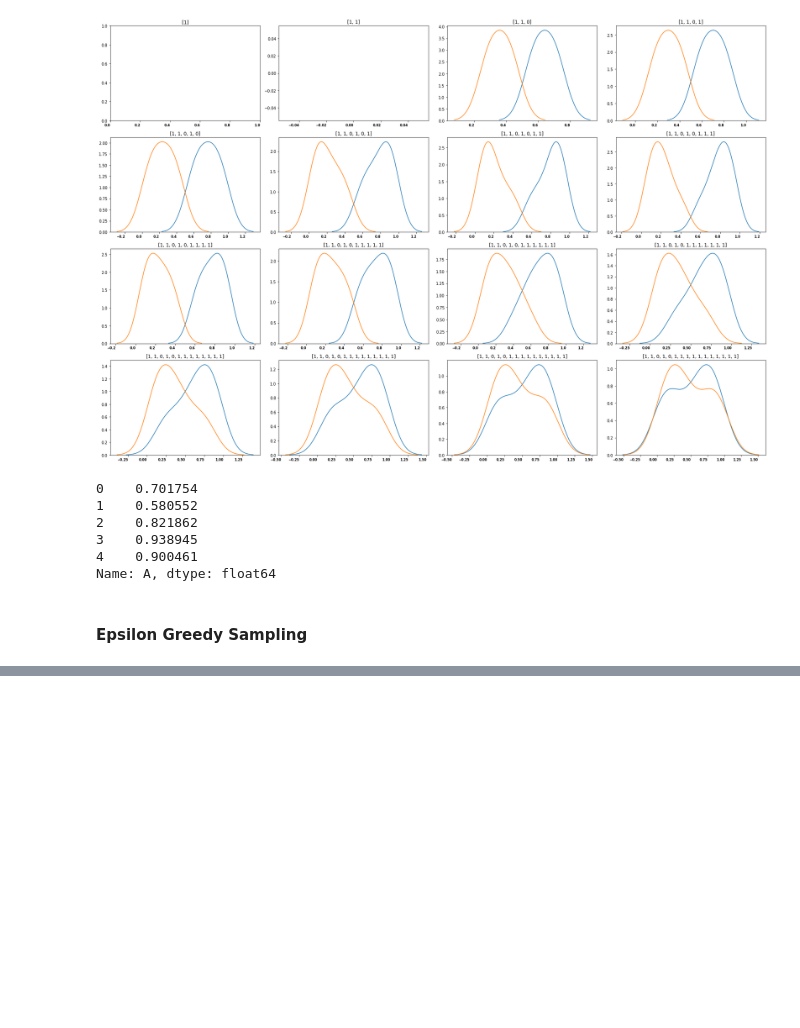
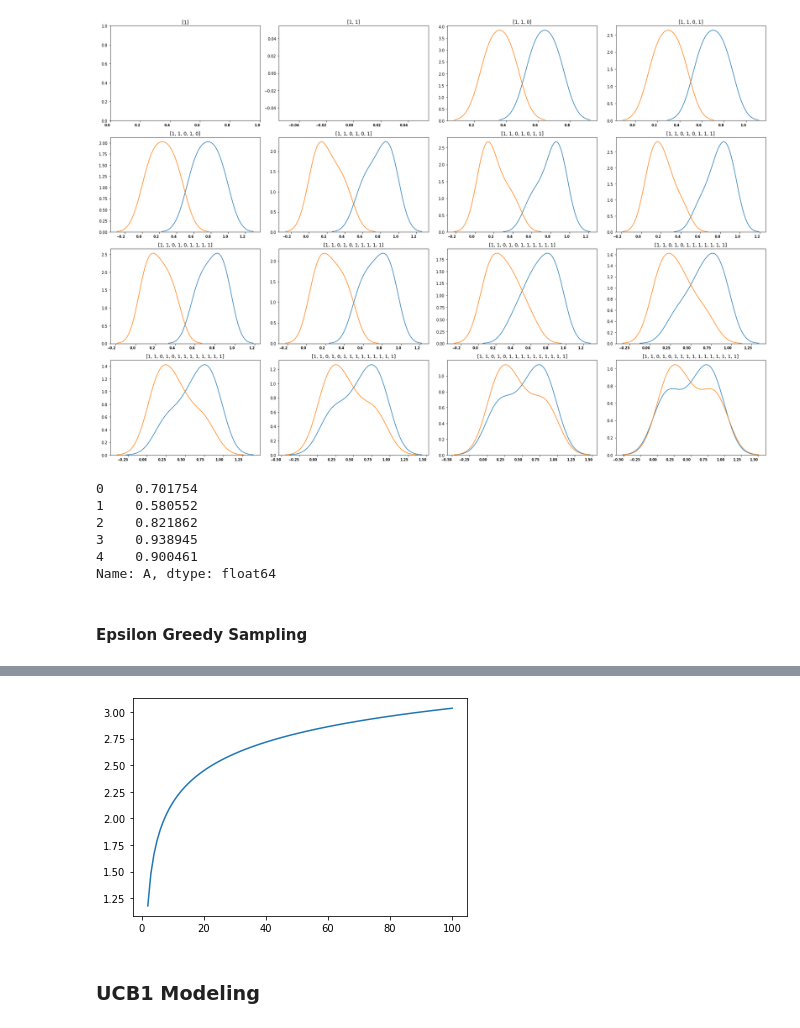
Before and after one commit to ankit-kothari/Data-Science-Journey, a Jupyter notebook: Probablity-and-Statistics/updating_posterior_distribution_demo.ipynb, the cells around one changed output, grey strips where cells are left out. Cells and saved outputs as stored; diff of their text form; code cells hidden in the pictures; blank space fills up the shorter version.

```diff
--- a/Probablity-and-Statistics/updating_posterior_distribution_demo.ipynb
+++ b/Probablity-and-Statistics/updating_posterior_distribution_demo.ipynb
@@ -365,0 +386,10 @@ num times selected optimal bandit: 9293
+# %%
+import numpy as np
+x = np.linspace(2,100,100)
+y = [np.sqrt(2*np.log(value)) for value in x]
+plt.plot(x,y)
+plt.show()
+# %% [output]
+[figure, added]
+# %% [markdown]
+### UCB1 Modeling
```
Also changed, not shown: parts of 7 cells of this notebook.
